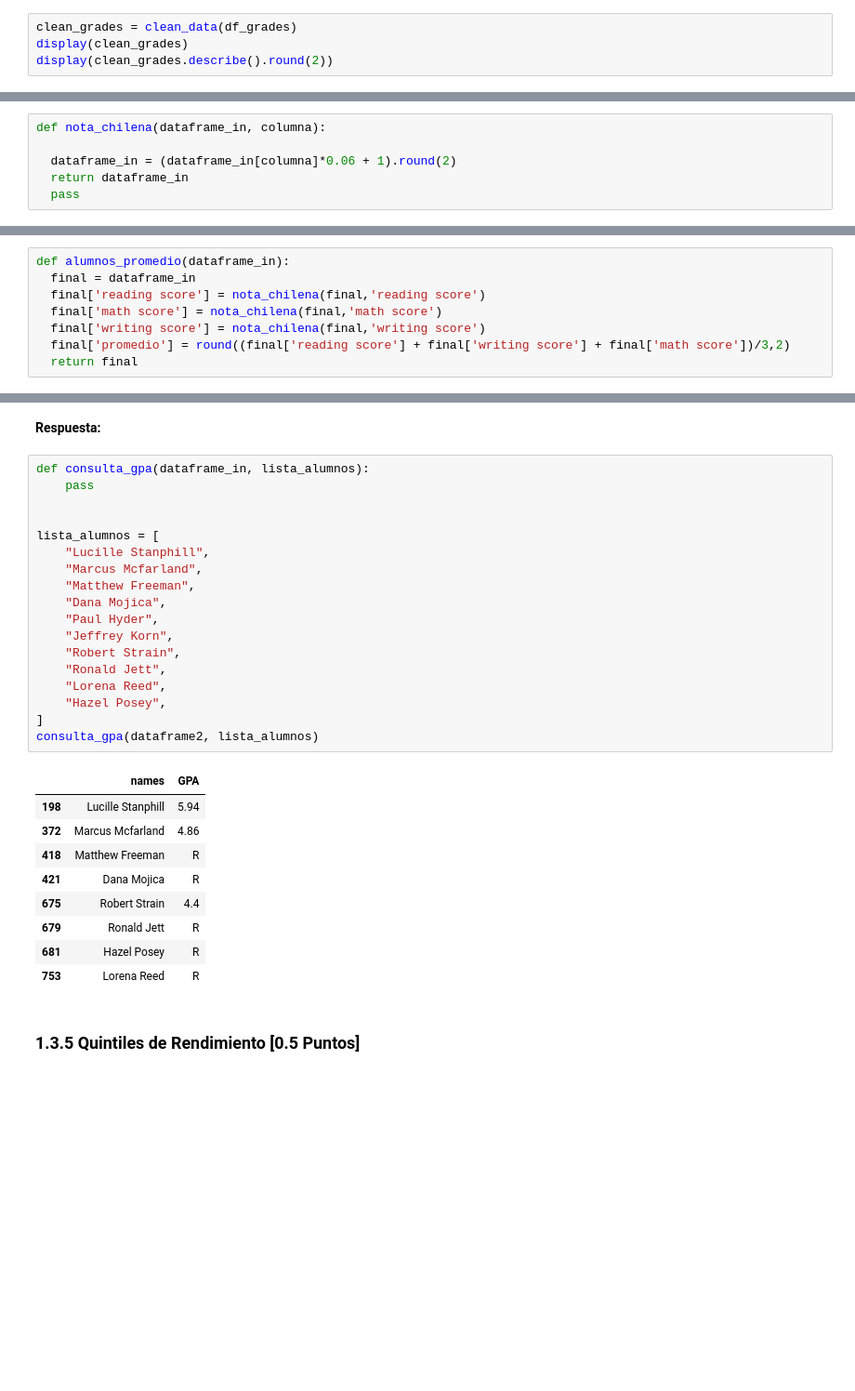
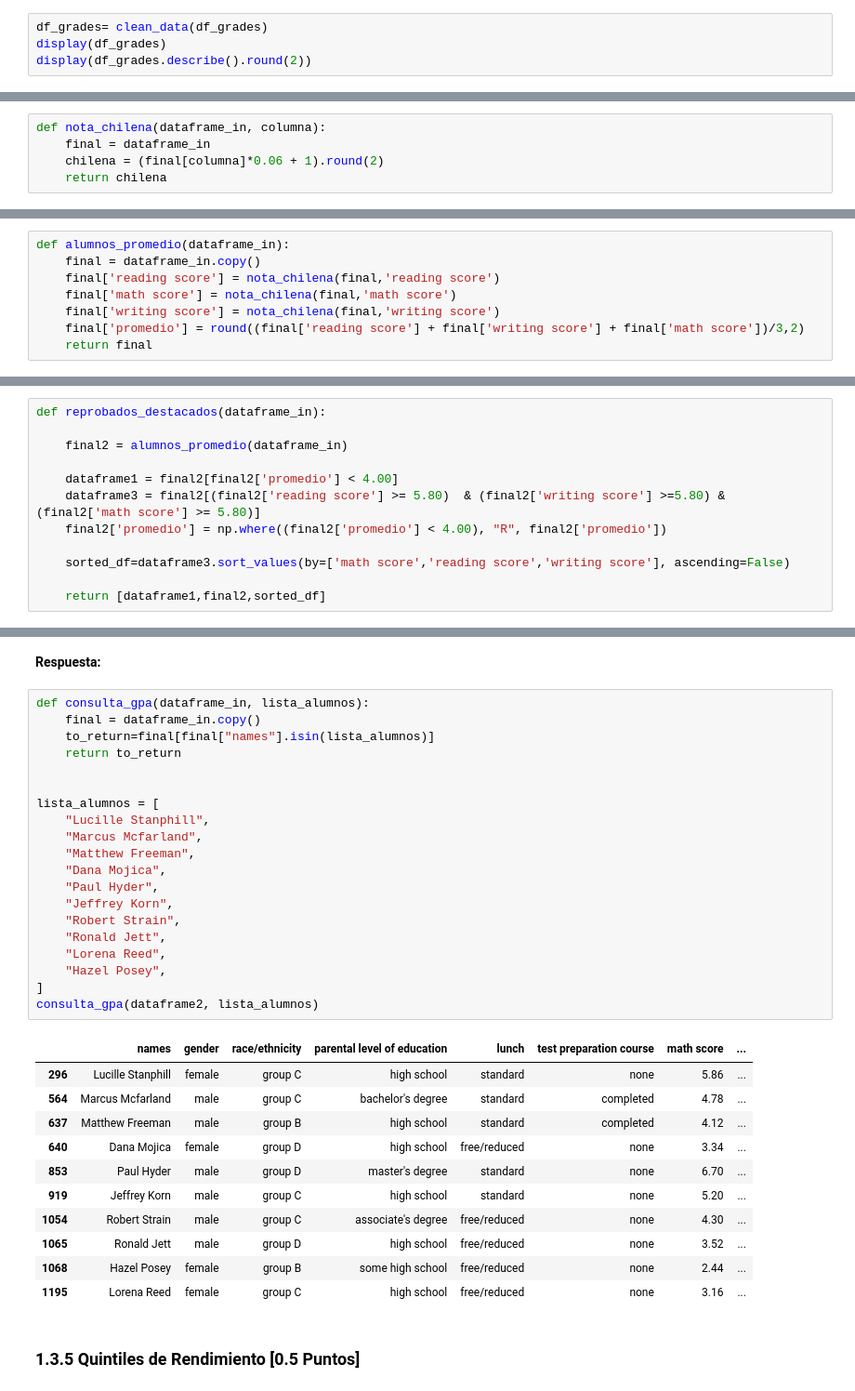
Before and after one commit to HexaPulsar/LabMDS, a Jupyter notebook: Lab_4/Laboratorio4_enunciado.ipynb, the cells around one changed output, grey strips where cells are left out. Shown: that part at 93% size. Cells and saved outputs as stored; diff of their text form; blank space fills up the shorter version.

```diff
--- a/Lab_4/Laboratorio4_enunciado.ipynb
+++ b/Lab_4/Laboratorio4_enunciado.ipynb
@@ -314,7 +314,7 @@ def clean_data(df):
 # %%
-clean_grades = clean_data(df_grades)
-display(clean_grades)
-display(clean_grades.describe().round(2))
+df_grades= clean_data(df_grades)
+display(df_grades)
+display(df_grades.describe().round(2))
 # %% [output]
 |  | names | gender | race/ethnicity | parental level of education | lunch | test preparation course | math score | ... |
 | 0 | Rita Courtney | female | group B | some high school | standard | none | 37.0 | ... |
@@ -438,8 +431,7 @@ Utilizando la ecuación entregada, cree una función que le permita pasar a la e
 **Respuesta:**
 # %%
 def nota_chilena(dataframe_in, columna):
-
-  dataframe_in = (dataframe_in[columna]*0.06 + 1).round(2)
-  return dataframe_in
-  pass
+    final = dataframe_in
+    chilena = (final[columna]*0.06 + 1).round(2)
+    return chilena
 # %%
@@ -468,11 +460,11 @@ Con todas las notas adjuntadas, la prestigiosa Universidad De la Cachaña necesi
 **Respuesta:**
 # %%
 def alumnos_promedio(dataframe_in):
-  final = dataframe_in
-  final['reading score'] = nota_chilena(final,'reading score')
-  final['math score'] = nota_chilena(final,'math score')
-  final['writing score'] = nota_chilena(final,'writing score')
-  final['promedio'] = round((final['reading score'] + final['writing score'] + final['math score'])/3,2)
-  return final
+    final = dataframe_in.copy()
+    final['reading score'] = nota_chilena(final,'reading score')
+    final['math score'] = nota_chilena(final,'math score')
+    final['writing score'] = nota_chilena(final,'writing score')
+    final['promedio'] = round((final['reading score'] + final['writing score'] + final['math score'])/3,2)
+    return final
 # %% [markdown]
 **Respuesta Esperada:**
@@ -529,3 +504,15 @@ def reprobados_destacados(dataframe_in):
+# %%
+def reprobados_destacados(dataframe_in):
+
+    final2 = alumnos_promedio(dataframe_in)
+
+    dataframe1 = final2[final2['promedio'] < 4.00]
+    dataframe3 = final2[(final2['reading score'] >= 5.80)  & (final2['writing score'] >=5.80) & (final2['math score'] >= 5.80)]
+    final2['promedio'] = np.where((final2['promedio'] < 4.00), "R", final2['promedio'])
+
+    sorted_df=dataframe3.sort_values(by=['math score','reading score','writing score'], ascending=False)
+
+    return [dataframe1,final2,sorted_df]
 # %%
 dataframe1, dataframe2, dataframe3 = reprobados_destacados(df_grades)
 dataframe1
@@ -584,32 +581,36 @@ Creada la función busque el promedio general de los siguientes alumnos en el se
 **Respuesta:**
 # %%
 def consulta_gpa(dataframe_in, lista_alumnos):
-    pass
+    final = dataframe_in.copy()
+    to_return=final[final["names"].isin(lista_alumnos)]
+    return to_return
 
 
 lista_alumnos = [
     "Lucille Stanphill",
     "Marcus Mcfarland",
     "Matthew Freeman",
     "Dana Mojica",
     "Paul Hyder",
     "Jeffrey Korn",
     "Robert Strain",
     "Ronald Jett",
     "Lorena Reed",
     "Hazel Posey",
 ]
 consulta_gpa(dataframe2, lista_alumnos)
 # %% [output]
-|  | names | GPA |
-| 198 | Lucille Stanphill | 5.94 |
-| 372 | Marcus Mcfarland | 4.86 |
-| 418 | Matthew Freeman | R |
-| 421 | Dana Mojica | R |
-| 675 | Robert Strain | 4.4 |
-| 679 | Ronald Jett | R |
-| 681 | Hazel Posey | R |
-| 753 | Lorena Reed | R |
+|  | names | gender | race/ethnicity | parental level of education | lunch | test preparation course | math score | ... |
+| 296 | Lucille Stanphill | female | group C | high school | standard | none | 5.86 | ... |
+| 564 | Marcus Mcfarland | male | group C | bachelor's degree | standard | completed | 4.78 | ... |
+| 637 | Matthew Freeman | male | group B | high school | standard | completed | 4.12 | ... |
+| 640 | Dana Mojica | female | group D | high school | free/reduced | none | 3.34 | ... |
+| 853 | Paul Hyder | male | group D | master's degree | standard | none | 6.70 | ... |
+| 919 | Jeffrey Korn | male | group C | high school | standard | none | 5.20 | ... |
+| 1054 | Robert Strain | male | group C | associate's degree | free/reduced | none | 4.30 | ... |
+| 1065 | Ronald Jett | male | group D | high school | free/reduced | none | 3.52 | ... |
+| 1068 | Hazel Posey | female | group B | some high school | free/reduced | none | 2.44 | ... |
+| 1195 | Lorena Reed | female | group C | high school | free/reduced | none | 3.16 | ... |
 # %% [markdown]
 ### 1.3.5 Quintiles de Rendimiento [0.5 Puntos]
 # %% [markdown]
```
Also changed, not shown: parts of 22 cells of this notebook.
